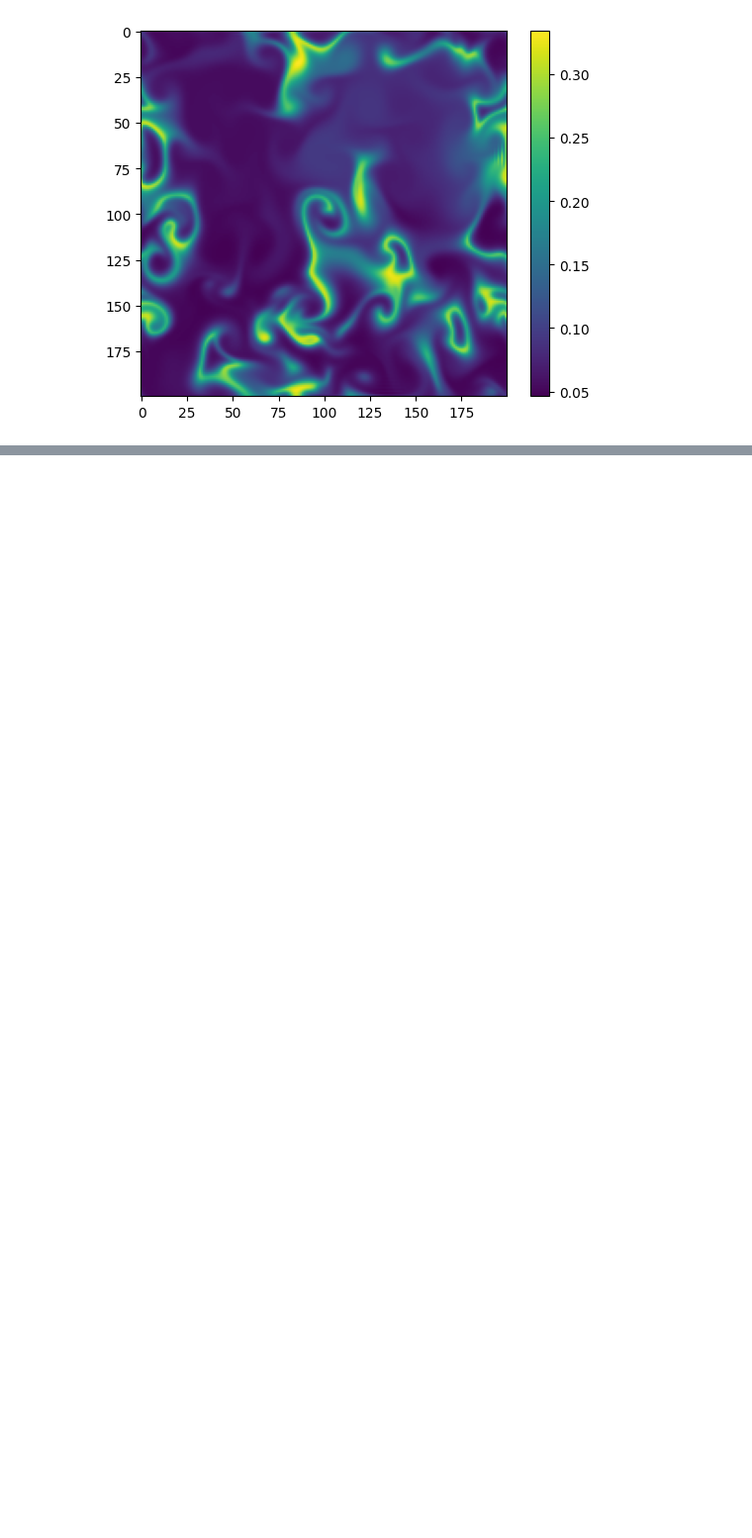
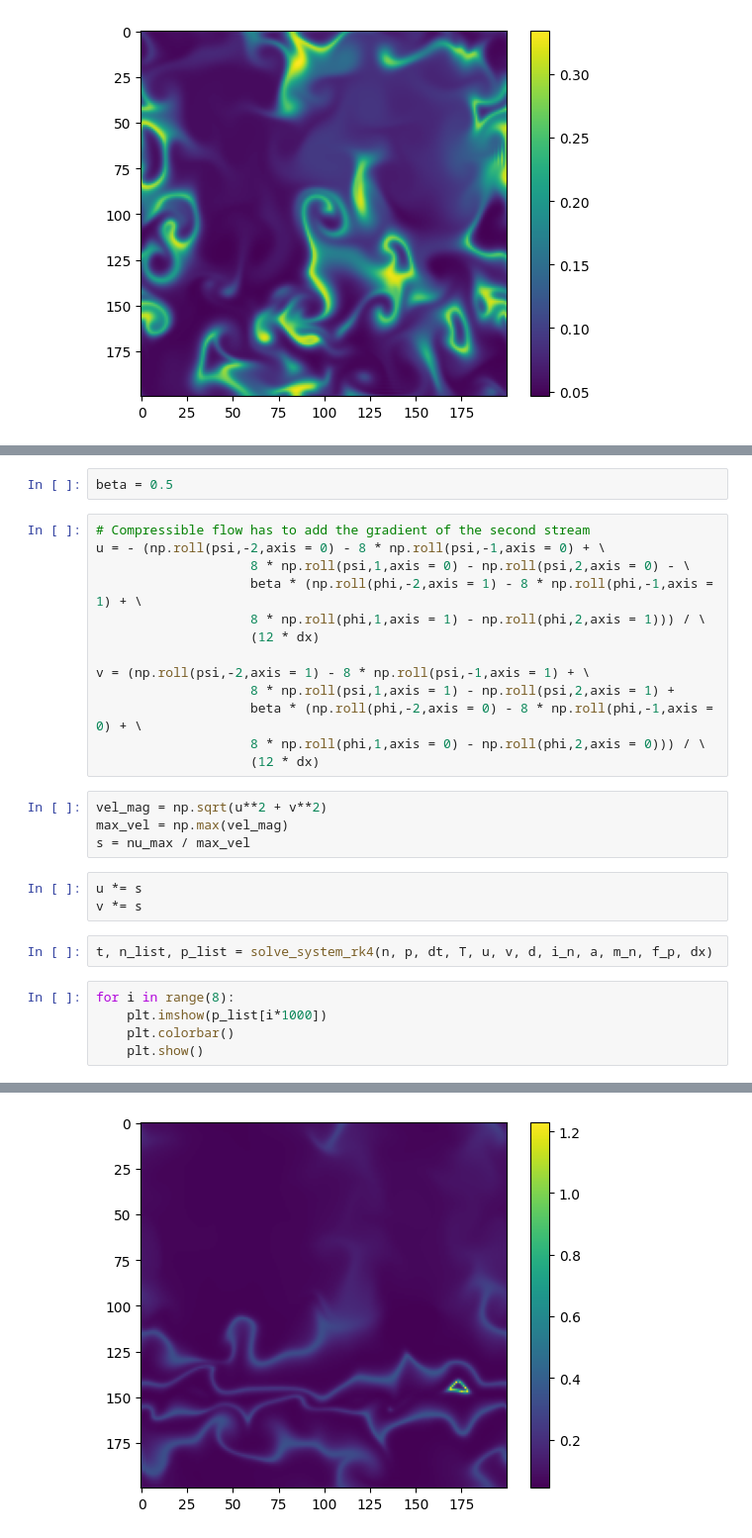
Before and after one commit to AlonsoFernandezVM/Pattern-formation-in-a-phytoplankton-population-based-on-stochastic-models-of-the-ocean-turbulence, a Jupyter notebook: notebooks/result_replication_2d.ipynb, the cells around one changed output, grey strips where cells are left out. Shown at 99% size. Saved outputs shown, nothing was run; the diff lists cells and outputs as text; blank space fills up the shorter version.

Commit message:
Added first version of compressible flow adding the gradient of a second flow

```diff
--- a/notebooks/result_replication_2d.ipynb
+++ b/notebooks/result_replication_2d.ipynb
@@ -246,0 +253,30 @@ for i in range(8):
+# %%
+beta = 0.5
+# %%
+# Compressible flow has to add the gradient of the second stream
+u = - (np.roll(psi,-2,axis = 0) - 8 * np.roll(psi,-1,axis = 0) + \
+                    8 * np.roll(psi,1,axis = 0) - np.roll(psi,2,axis = 0) - \
+                    beta * (np.roll(phi,-2,axis = 1) - 8 * np.roll(phi,-1,axis = 1) + \
+                    8 * np.roll(phi,1,axis = 1) - np.roll(phi,2,axis = 1))) / \
+                    (12 * dx)
+
+v = (np.roll(psi,-2,axis = 1) - 8 * np.roll(psi,-1,axis = 1) + \
+                    8 * np.roll(psi,1,axis = 1) - np.roll(psi,2,axis = 1) +
+                    beta * (np.roll(phi,-2,axis = 0) - 8 * np.roll(phi,-1,axis = 0) + \
+                    8 * np.roll(phi,1,axis = 0) - np.roll(phi,2,axis = 0))) / \
+                    (12 * dx)
+# %%
+vel_mag = np.sqrt(u**2 + v**2)
+max_vel = np.max(vel_mag)
+s = nu_max / max_vel
+# %%
+u *= s
+v *= s
+# %%
+t, n_list, p_list = solve_system_rk4(n, p, dt, T, u, v, d, i_n, a, m_n, f_p, dx)
+# %%
+for i in range(8):
+    plt.imshow(p_list[i*1000])
+    plt.colorbar()
+    plt.show()
+# %% [output]
@@ -246,0 +284 @@ for i in range(8):
+[figure, added]
```
Also changed, not shown: parts of 2 cells of this notebook.
